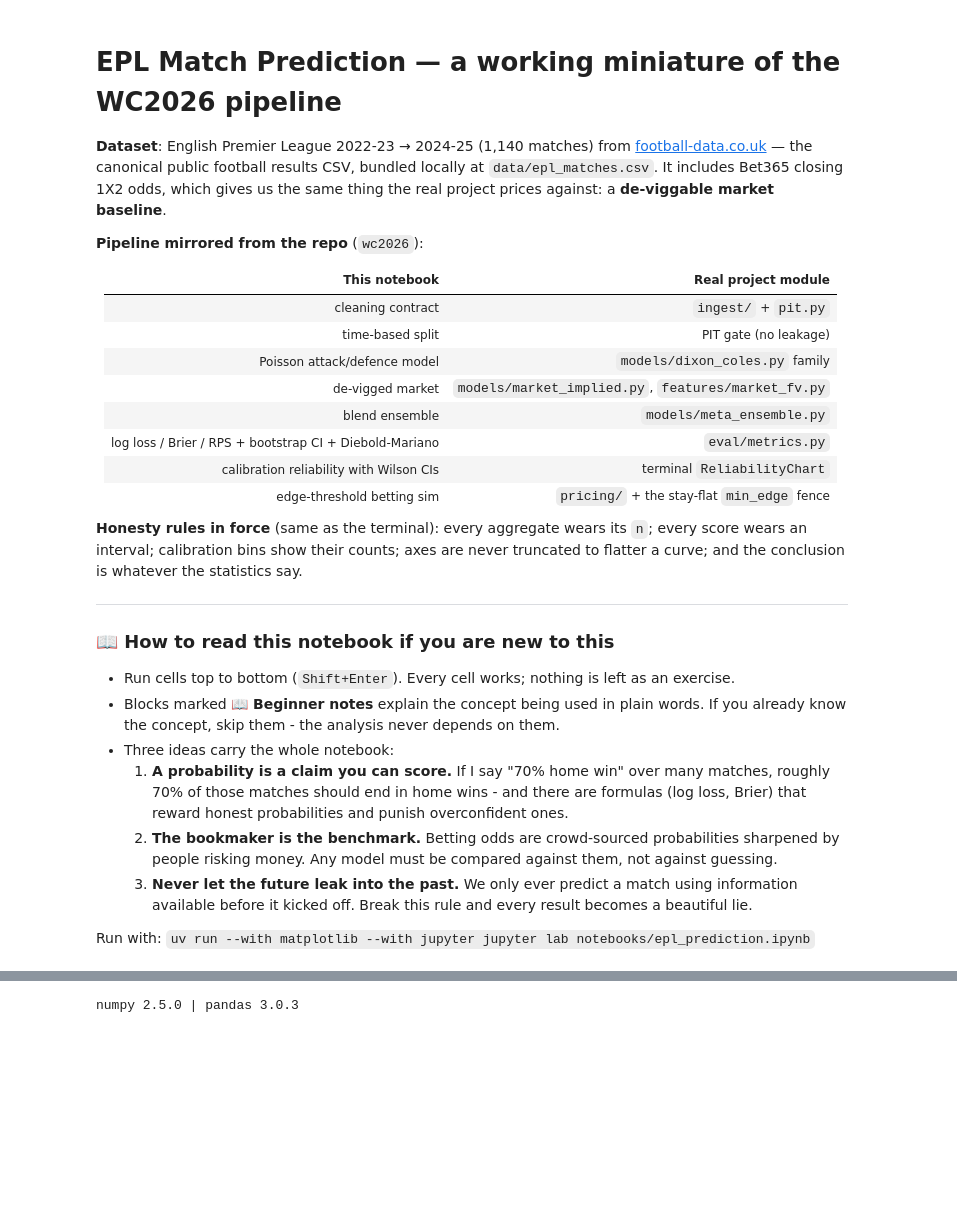
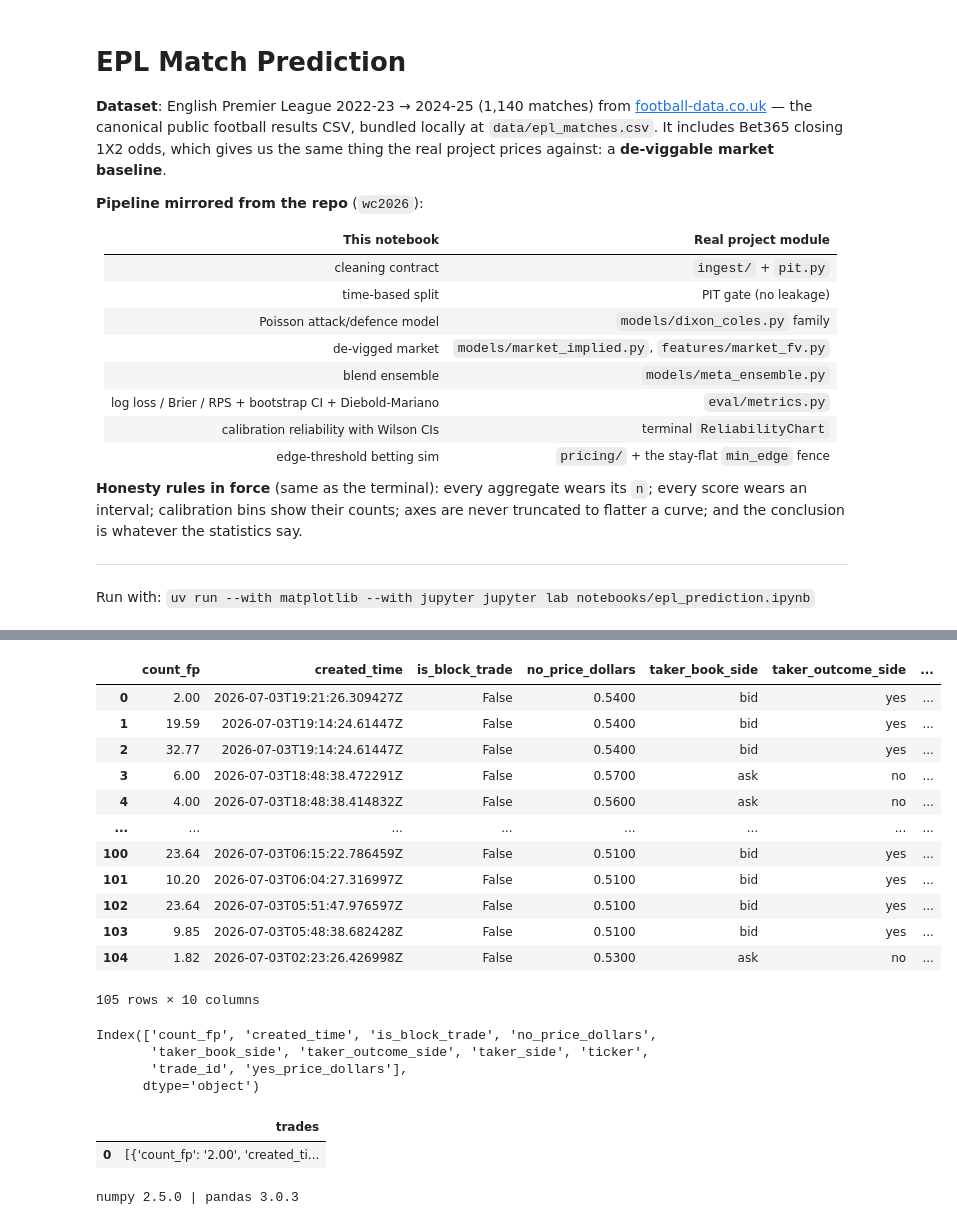
Before and after one commit to shreejitverma/wc2026-quant-prediction-system, a Jupyter notebook: notebooks/epl_prediction.ipynb, the cells around one changed output, grey strips where cells are left out. Cells and saved outputs as stored; diff of their text form; code cells hidden in the pictures; blank space fills up the shorter version.

```diff
--- a/notebooks/epl_prediction.ipynb
+++ b/notebooks/epl_prediction.ipynb
@@ -1,5 +1,5 @@
 # %% [markdown]
-# EPL Match Prediction — a working miniature of the WC2026 pipeline
+# EPL Match Prediction
 
 **Dataset**: English Premier League 2022-23 → 2024-25 (1,140 matches) from
 [football-data.co.uk](https://www.football-data.co.uk) — the canonical public football
@@ -26,22 +26,16 @@ truncated to flatter a curve; and the conclusion is whatever the statistics say.
 
 ---
 
-### 📖 How to read this notebook if you are new to this
-
-- Run cells top to bottom (`Shift+Enter`). Every cell works; nothing is left as an
-  exercise.
-- Blocks marked **📖 Beginner notes** explain the concept being used in plain words.
-  If you already know the concept, skip them - the analysis never depends on them.
-- Three ideas carry the whole notebook:
-  1. **A probability is a claim you can score.** If I say "70% home win" over many
-    matches, roughly 70% of those matches should end in home wins - and there are
-    formulas (log loss, Brier) that reward honest probabilities and punish
-    overconfident ones.
-  2. **The bookmaker is the benchmark.** Betting odds are crowd-sourced probabilities
-    sharpened by people risking money. Any model must be compared against them, not
-    against guessing.
-  3. **Never let the future leak into the past.** We only ever predict a match using
-    information available before it kicked off. Break this rule and every result
-    becomes a beautiful lie.
 
 Run with: `uv run --with matplotlib --with jupyter jupyter lab notebooks/epl_prediction.ipynb`
+# %%
+import pandas as pd
+import json
+import json
+with open("/Users/shreejitverma/Downloads/trades.json", "r") as f:
+    trades = json.load(f)
+
+print(trades[0]["trades"])
+df = pd.DataFrame(data = trades[0]["trades"])
+df
+# %% [output]
@@ -48,3 +43,30 @@ Run with: `uv run --with matplotlib --with jupyter jupyter lab notebooks/epl_pre
+|  | count_fp | created_time | is_block_trade | no_price_dollars | taker_book_side | taker_outcome_side | ... |
+| 0 | 2.00 | 2026-07-03T19:21:26.309427Z | False | 0.5400 | bid | yes | ... |
+| 1 | 19.59 | 2026-07-03T19:14:24.61447Z | False | 0.5400 | bid | yes | ... |
+| 2 | 32.77 | 2026-07-03T19:14:24.61447Z | False | 0.5400 | bid | yes | ... |
+| 3 | 6.00 | 2026-07-03T18:48:38.472291Z | False | 0.5700 | ask | no | ... |
+| 4 | 4.00 | 2026-07-03T18:48:38.414832Z | False | 0.5600 | ask | no | ... |
+| ... | ... | ... | ... | ... | ... | ... | ... |
+| 100 | 23.64 | 2026-07-03T06:15:22.786459Z | False | 0.5100 | bid | yes | ... |
+| 101 | 10.20 | 2026-07-03T06:04:27.316997Z | False | 0.5100 | bid | yes | ... |
+| 102 | 23.64 | 2026-07-03T05:51:47.976597Z | False | 0.5100 | bid | yes | ... |
+| 103 | 9.85 | 2026-07-03T05:48:38.682428Z | False | 0.5100 | bid | yes | ... |
+| 104 | 1.82 | 2026-07-03T02:23:26.426998Z | False | 0.5300 | ask | no | ... |
+105 rows × 10 columns
+# %%
+df.columns
+# %% [output]
+Index(['count_fp', 'created_time', 'is_block_trade', 'no_price_dollars',
+       'taker_book_side', 'taker_outcome_side', 'taker_side', 'ticker',
+       'trade_id', 'yes_price_dollars'],
+      dtype='object')
+# %%
+new_df = df['trades']
+new_df = pd.DataFrame(data = new_df)
+new_df
+# %% [output]
+|  | trades |
+| 0 | [{'count_fp': '2.00', 'created_ti... |
 # %%
 import numpy as np
 import pandas as pd
```
Also changed, not shown: parts of 10 cells of this notebook.
